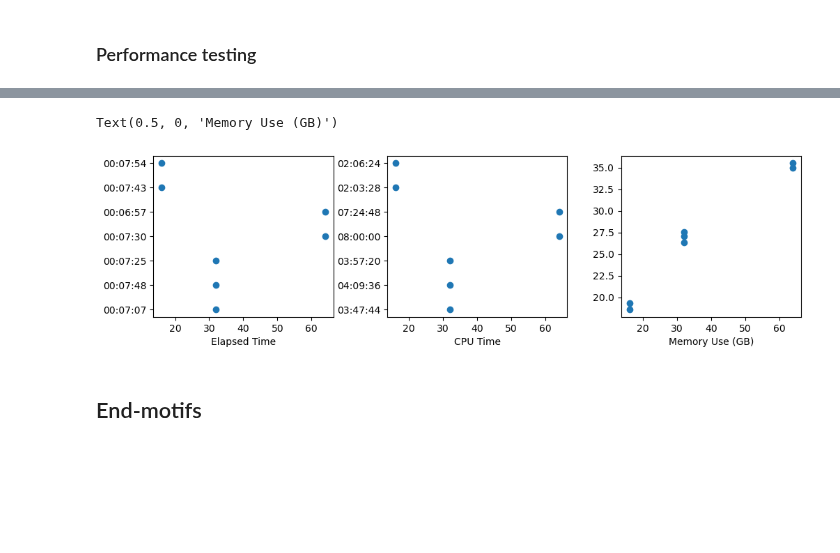
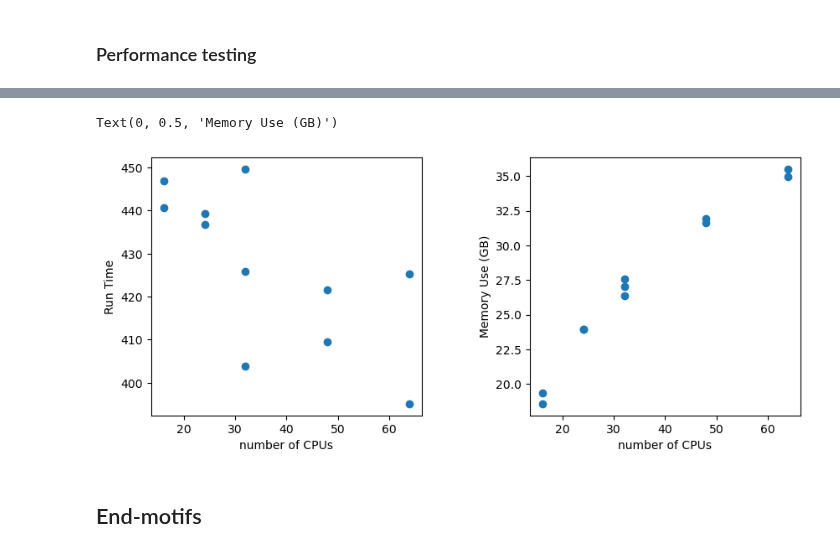
Before and after one commit to epifluidlab/FinaleToolkit, a Jupyter notebook: figs/frag_features_fig.ipynb, the cells around one changed output, grey strips where cells are left out. Saved outputs shown, nothing was run; the diff lists cells and outputs as text; code cells hidden in the pictures; blank space fills up the shorter version.

```diff
--- a/figs/frag_features_fig.ipynb
+++ b/figs/frag_features_fig.ipynb
@@ -136,21 +140,21 @@ wps_performance
 # %%
-fig, axes = plt.subplots(1, 3)
-fig.set_size_inches(12, 3)
-fig.subplots_adjust(wspace=0.3)
-axes[0].scatter(wps_performance['NCPUS'], wps_performance['Elapsed'])
+fig, axes = plt.subplots(1, 2)
+fig.set_size_inches(10, 4)
+fig.subplots_adjust(wspace=0.4)
+axes[0].scatter(wps_performance['NCPUS'], wps_performance['Time'])
 axes[0].set_xlabel('number of CPUs')
-axes[0].set_xlabel('Elapsed Time')
-
-axes[1].scatter(wps_performance['NCPUS'], wps_performance['CPUTime'])
+axes[0].set_ylabel('Run Time')
+"""
+axes[1].scatter(wps_performance['NCPUS'], wps_performance['TotalCPU'])
 axes[1].set_xlabel('number of CPUs')
-axes[1].set_xlabel('CPU Time')
-
-axes[2].scatter(wps_performance['NCPUS'], wps_performance['MaxRSS'])
-axes[2].set_xlabel('number of CPUs')
-axes[2].set_xlabel('Memory Use (GB)')
+axes[1].set_xlabel('Total CPU Time')
+"""
+axes[1].scatter(wps_performance['NCPUS'], wps_performance['MaxRSS'])
+axes[1].set_xlabel('number of CPUs')
+axes[1].set_ylabel('Memory Use (GB)')
 # %% [output]
-Text(0.5, 0, 'Memory Use (GB)')
+Text(0, 0.5, 'Memory Use (GB)')
-[figure, old version]
+[figure, new version]
 # %% [markdown]
 ## End-motifs
 # %%
```
Also changed, not shown: parts of 1 cell of this notebook.
